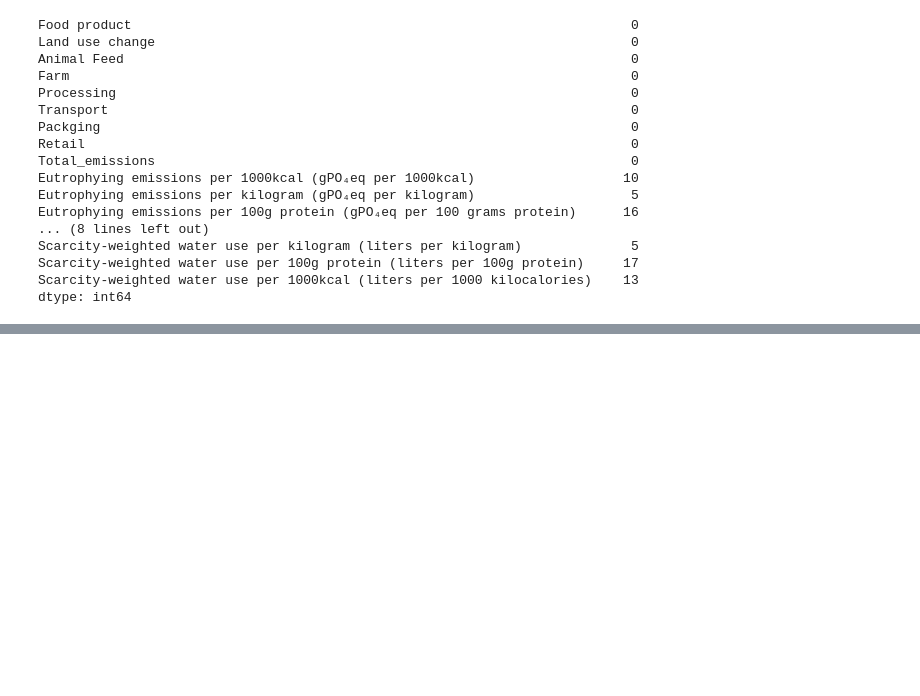
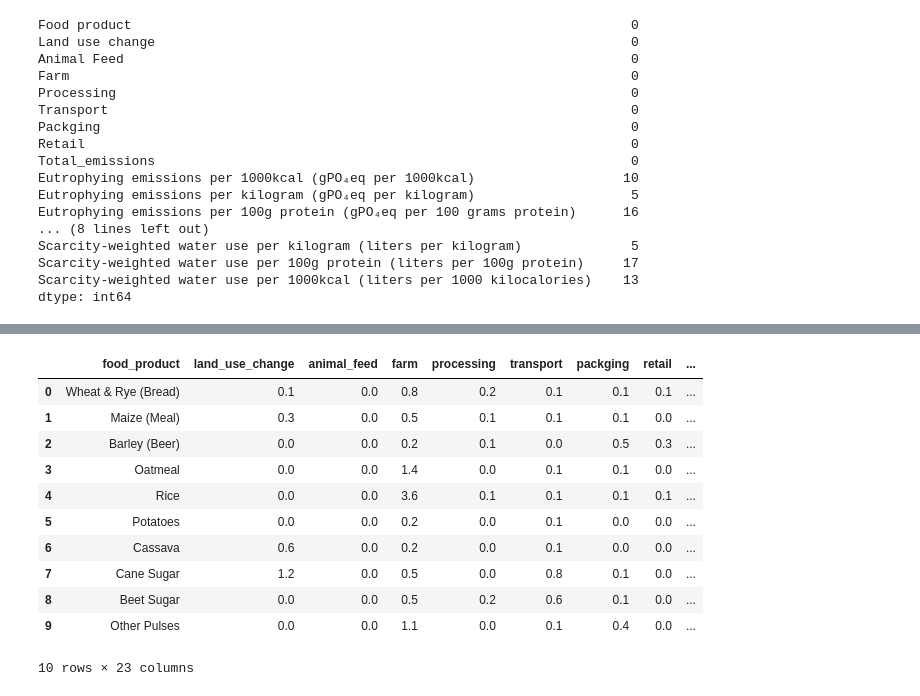
Before and after one commit to llawlaw23/Food_Production_Analysis, a Jupyter notebook: analysis.ipynb, the cells around one changed output, grey strips where cells are left out. Cells and saved outputs as stored; diff of their text form; code cells hidden in the pictures; blank space fills up the shorter version.

```diff
--- a/analysis.ipynb
+++ b/analysis.ipynb
@@ -44,0 +75,35 @@ dtype: int64
+# %%
+# Dictionary to rename long columns
+rename_map = {
+    "greenhouse_gas_emissions_per_1000kcal_kgco₂eq_per_1000kcal": "GHG_per_1000kcal",
+    "greenhouse_gas_emissions_per_100g_protein_kgco₂eq_per_100g_protein": "GHG_per_100g_protein",
+    "land_use_per_1000kcal_m²_per_1000kcal": "land_use_per_1000kcal",
+    "land_use_per_kilogram_m²_per_kilogram": "land_use_per_kg",
+    "land_use_per_100g_protein_m²_per_100g_protein": "land_use_per_100g_protein",
+    "freshwater_withdrawals_per_100g_protein_liters_per_100g_protein": "water_per_100g_protein",
+    "freshwater_withdrawals_per_kilogram_liters_per_kilogram": "water_per_kg",
+    "scarcityweighted_water_use_per_kilogram_liters_per_kilogram": "scarcity_water_per_kg",
+    "scarcityweighted_water_use_per_100g_protein_liters_per_100g_protein": "scarcity_water_per_100g_protein",
+    "scarcityweighted_water_use_per_1000kcal_liters_per_1000_kilocalories": "scarcity_water_per_1000kcal",
+    "eutrophying_emissions_per_1000kcal_gpo₄eq_per_1000kcal": "eutrophying_per_1000kcal",
+    "eutrophying_emissions_per_kilogram_gpo₄eq_per_kilogram": "eutrophying_per_kg",
+    "eutrophying_emissions_per_100g_protein_gpo₄eq_per_100_grams_protein": "eutrophying_per_100g_protein",
+}
+# %%
+# Apply renaming
+law = law.rename(columns = rename_map)
+# %%
+law.head(10)
+# %% [output]
+|  | food_product | land_use_change | animal_feed | farm | processing | transport | packging | retail | ... |
+| 0 | Wheat & Rye (Bread) | 0.1 | 0.0 | 0.8 | 0.2 | 0.1 | 0.1 | 0.1 | ... |
+| 1 | Maize (Meal) | 0.3 | 0.0 | 0.5 | 0.1 | 0.1 | 0.1 | 0.0 | ... |
+| 2 | Barley (Beer) | 0.0 | 0.0 | 0.2 | 0.1 | 0.0 | 0.5 | 0.3 | ... |
+| 3 | Oatmeal | 0.0 | 0.0 | 1.4 | 0.0 | 0.1 | 0.1 | 0.0 | ... |
+| 4 | Rice | 0.0 | 0.0 | 3.6 | 0.1 | 0.1 | 0.1 | 0.1 | ... |
+| 5 | Potatoes | 0.0 | 0.0 | 0.2 | 0.0 | 0.1 | 0.0 | 0.0 | ... |
+| 6 | Cassava | 0.6 | 0.0 | 0.2 | 0.0 | 0.1 | 0.0 | 0.0 | ... |
+| 7 | Cane Sugar | 1.2 | 0.0 | 0.5 | 0.0 | 0.8 | 0.1 | 0.0 | ... |
+| 8 | Beet Sugar | 0.0 | 0.0 | 0.5 | 0.2 | 0.6 | 0.1 | 0.0 | ... |
+| 9 | Other Pulses | 0.0 | 0.0 | 1.1 | 0.0 | 0.1 | 0.4 | 0.0 | ... |
+10 rows × 23 columns
```
Also changed, not shown: parts of 5 cells of this notebook, 1 other file.
